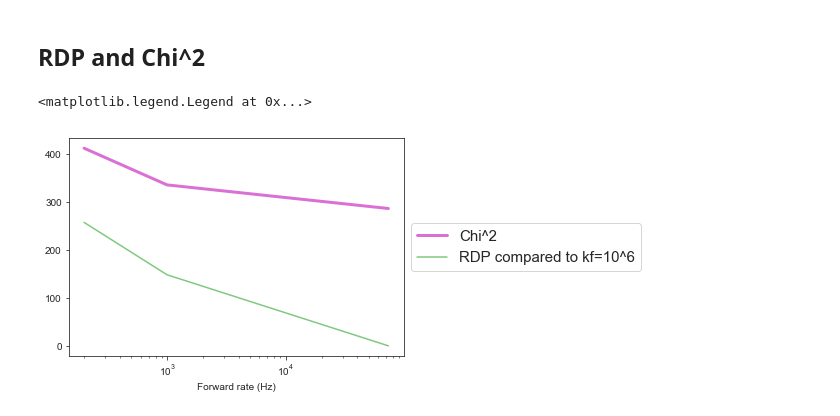
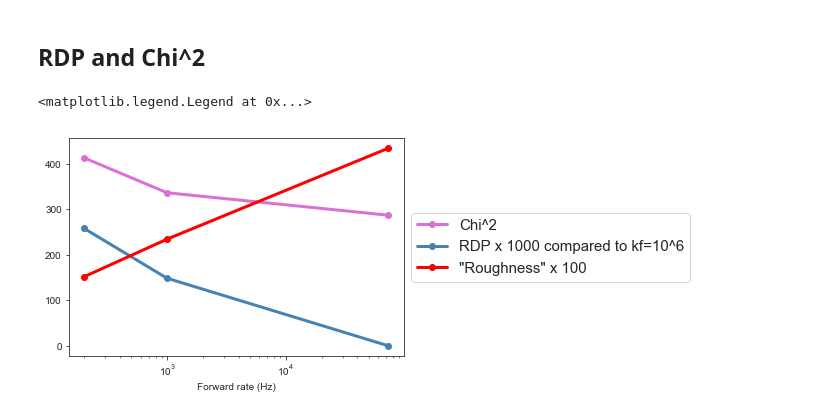
Before and after one commit to martin-depken/Energy-Landscape, a Jupyter notebook: predict_pclv_Stijn/free_energy_landscapes.ipynb, the cells around one changed output. Drawn from its saved outputs; the diff is of its cells as text; code cells hidden in the pictures.

```diff
--- a/predict_pclv_Stijn/free_energy_landscapes.ipynb
+++ b/predict_pclv_Stijn/free_energy_landscapes.ipynb
@@ -21,11 +23,11 @@ final_par = []
 
 chi_squared = []
 
-file = '../fits_Stijn/19_3_2019/fit_19_3_2019_sim_'
+file = '../fits_Stijn/21_3_2019/fit_21_3_2019_sim_'
 parameters = np.loadtxt('example-params-2.txt')
 
 #---------- collect simulations ---------------
-for sim in range(1,26):
+for sim in range(1,31):
 #for sim in [1,3,4,7,9,10,11,12,13,17,19,20,24,25,27,29,30,35,37,39,40,43,44,45,50]: #useful for 28_2_2019 run4
 #for sim in [2,3,4,7,8,10,11,12,13,14,15,16,17,19,20]:
     sa = pd.read_csv(file +str(sim)+'.txt', delimiter='\t', index_col=False)
@@ -103,16 +106,16 @@ Text(0.5,1,'mismatches')
 best_fit_boyle = np.loadtxt('best_fit.txt')
 best_fit_boyle = (best_fit_boyle[2:22]-best_fit_boyle[1])
 
-matrix = np.zeros([20,len(final_par_low_chi)])
+landscapes = np.zeros([len(final_par_low_chi),20])
 
 plt.figure()
 for i in range(len(final_par_low_chi)):
     plot1, = plt.plot(range(1,21),-np.cumsum(final_par_low_chi[i][0:20]),'y-',label='fit results')
-    matrix[:,i] = -np.cumsum(final_par_low_chi[i][0:20])
+    landscapes[i,:] = -np.cumsum(final_par_low_chi[i][0:20])
 
-medianmatrix = np.median(matrix, 1)
+medianls = np.median(landscapes, 0)
 
-plot2, = plt.plot(range(1,21),medianmatrix,'b-o', label='median')
+plot2, = plt.plot(range(1,21),medianls,'b-o', label='median')
 plot3, = plt.plot(range(1,21),-np.cumsum(final_par[np.argmin(chi_squared)][0:20]),'r-o',label='best fit')
 #plot4, = plt.plot(range(1,21),-np.cumsum(parameters[0:20]),'k-o',label='actual values')
 plot5 = plt.plot(range(1,21),best_fit_boyle,'g-o',label='best fit Boyle')
@@ -144,4 +179,6 @@ Text(0,0.5,'rate (/s)')
 # %%
-for i in range(len(final_par)):
-    plt.plot(-sum(final_par[i][0:20]),final_par[i][40], marker = 'o', color = 'blue')
+for i in range(len(final_par_low_chi)):
+    plt.plot(final_par_low_chi[i][1],final_par_low_chi[i][21], marker = 'o', color = 'blue')
+plt.xlabel('Epsilon C1', fontsize=15)
+plt.ylabel('Epsilon C2', fontsize=15)
 # %% [output]
@@ -215,18 +301,34 @@ Text(0,0.5,'Fixed at 200 Hz')
 # %%
 RDPtemp = np.zeros(len(kclv1))
 for pos in range(len(RDPtemp)):
     RDPtemp[pos] = np.abs((kclv1[pos]-kclv2[pos])/kclv1[pos])
 RDP2 = np.mean(RDPtemp)*1000
 
 RDPtemp = np.zeros(len(kclv1))
 for pos in range(len(RDPtemp)):
     RDPtemp[pos] = np.abs((kclv1[pos]-kclv3[pos])/kclv1[pos])
 RDP3 = np.mean(RDPtemp)*1000
 
-plt.semilogx([200,10**final_par_np3[40],10**final_par_np1[40]],[chi2[-1],chi3[-1],chi1[-1]],linewidth=3,color='orchid')
-plt.semilogx([200,10**final_par_np3[40],10**final_par_np1[40]],[RDP2,RDP3,0])
+#Roughness
+roughness1 = 0.0
+roughness2 = 0.0
+roughness3 = 0.0
+roughness4 = 0.0
+for i in range(3,18): #first and last two positions are excluded because of not well determined values
+    roughness1 = roughness1 + np.abs(final_par_np1[i]-final_par_np1[i-1])
+    roughness2 = roughness2 + np.abs(final_par_np2[i]-final_par_np2[i-1])
+    roughness3 = roughness3 + np.abs(final_par_np3[i]-final_par_np3[i-1])
+    roughness4 = roughness4 + np.abs(final_par_np4[i]-final_par_np4[i-1])
+roughness1 = roughness1/19
+roughness2 = roughness2/19
+roughness3 = roughness3/19
+roughness4 = roughness4/19
+
+plt.semilogx([200,10**final_par_np3[40],10**final_par_np1[40]],[chi2[-1],chi3[-1],chi1[-1]],linewidth=3,color='orchid',marker='o')
+plt.semilogx([200,10**final_par_np3[40],10**final_par_np1[40]],[RDP2,RDP3,0],marker='o',linewidth=3,color='steelblue')
+plt.semilogx([200,10**final_par_np3[40],10**final_par_np1[40]],[100*roughness2,100*roughness3,100*roughness1],marker='o',linewidth=3,color='red')
 plt.xlabel('Forward rate (Hz)')
-plt.legend(['Chi^2','RDP compared to kf=10^6'],loc='center left', bbox_to_anchor=(1, 0.5),fontsize=15)
+plt.legend(['Chi^2','RDP x 1000 compared to kf=10^6','"Roughness" x 100'],loc='center left', bbox_to_anchor=(1, 0.5),fontsize=15)
 # %% [output]
 <matplotlib.legend.Legend at 0x...>
-[figure, old version]
+[figure, new version]
```
Also changed, not shown: parts of 11 cells of this notebook, 4 other files.
